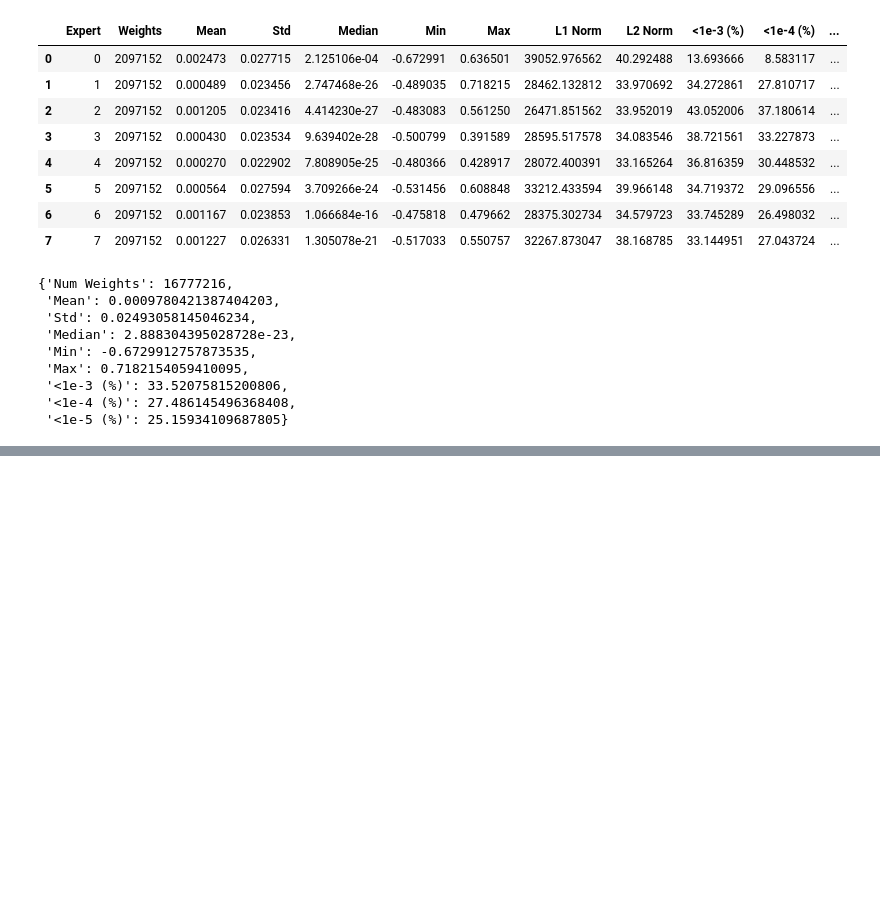
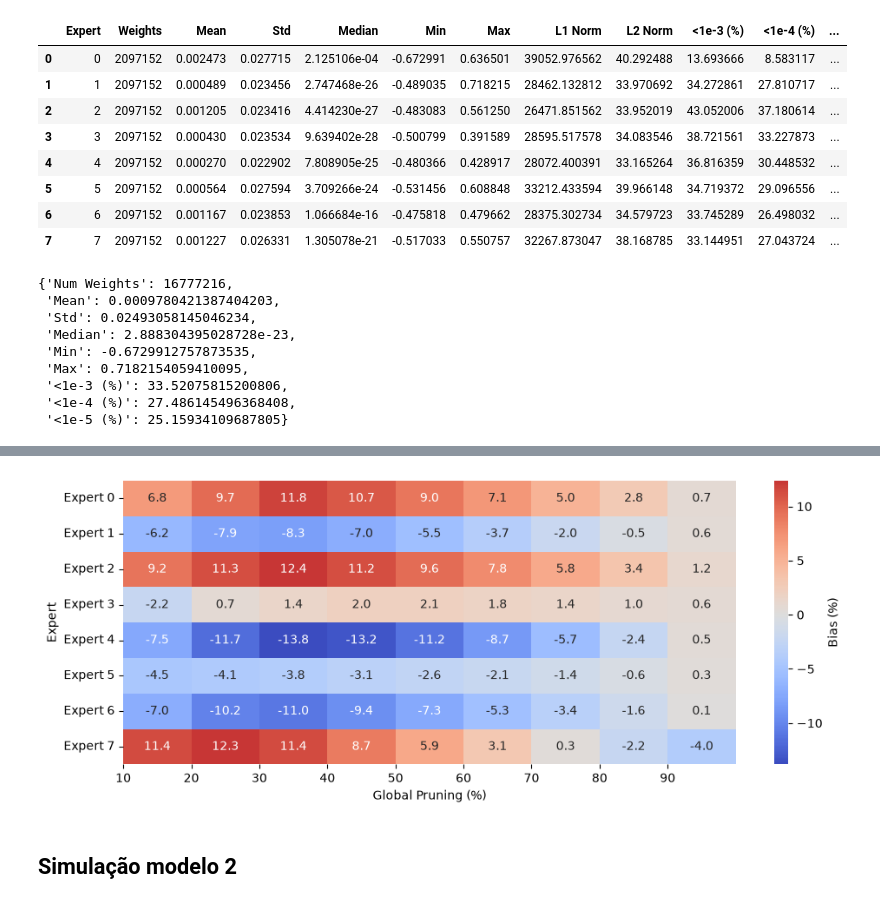
Before and after one commit to J0hnV1ct0r/Graph_Pruning, a Jupyter notebook: model_investigation.ipynb, the cells around one changed output, grey strips where cells are left out. Cells and saved outputs as stored; diff of their text form; code cells hidden in the pictures; blank space fills up the shorter version.

```diff
--- a/model_investigation.ipynb
+++ b/model_investigation.ipynb
@@ -534,0 +786,26 @@ global_stats
+# %%
+def plot_bias_heatmap(bias_df):
+
+    expert_cols = [c for c in bias_df.columns if c.startswith("Expert")]
+
+    plt.figure(figsize=(10,4))
+
+    sns.heatmap(
+        bias_df[expert_cols].T,
+        cmap="coolwarm",
+        center=0,
+        annot=True,
+        fmt=".1f",
+        cbar_kws={"label":"Bias (%)"}
+    )
+
+    plt.xlabel("Global Pruning (%)")
+    plt.ylabel("Expert")
+
+    plt.xticks(
+        range(len(bias_df)),
+        bias_df["Global Pruning (%)"]
+    )
+
+    plt.tight_layout()
+    plt.show()
@@ -534,0 +829,4 @@ global_stats
+# %%
+bias_df1 = analyze_pruning_bias(df_pruning1)
+
+bias_df1
@@ -534,0 +856,6 @@ global_stats
+# %%
+plot_bias_heatmap(bias_df1)
+# %% [output]
+[figure, added]
+# %% [markdown]
+## Simulação modelo 2
```
Also changed, not shown: parts of 32 cells of this notebook.
